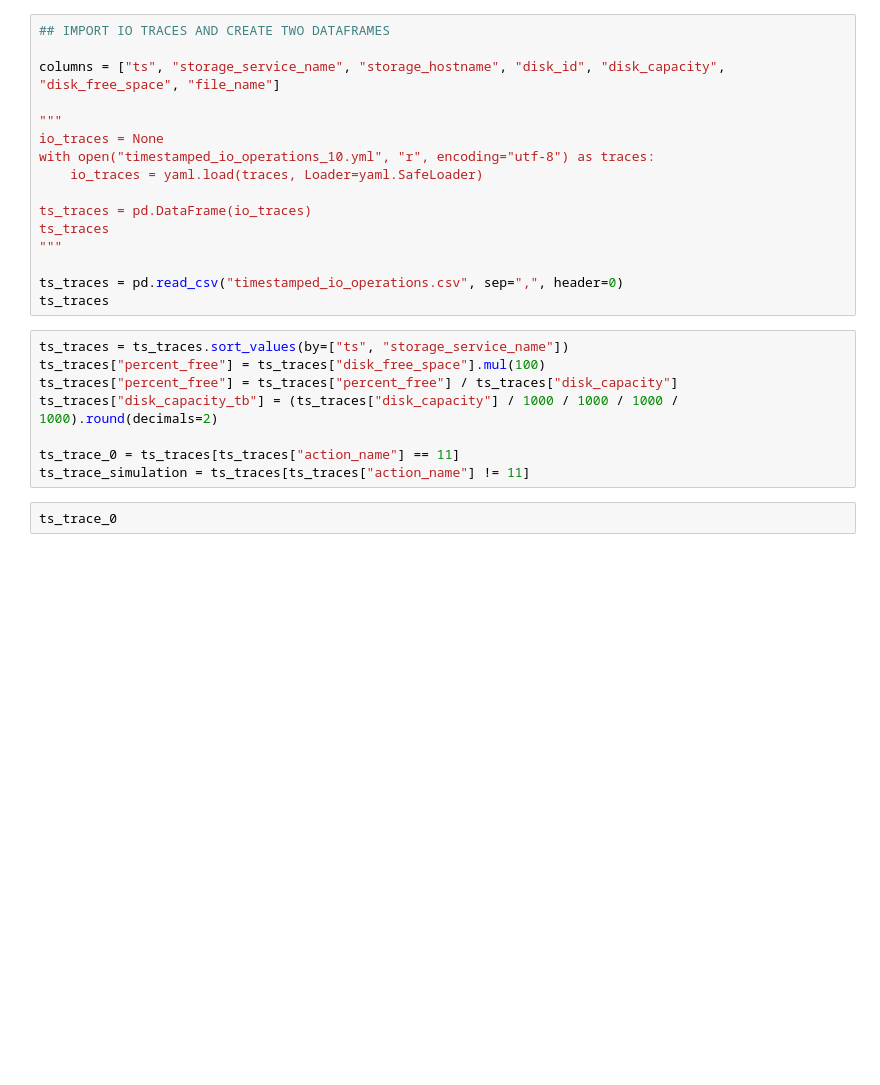
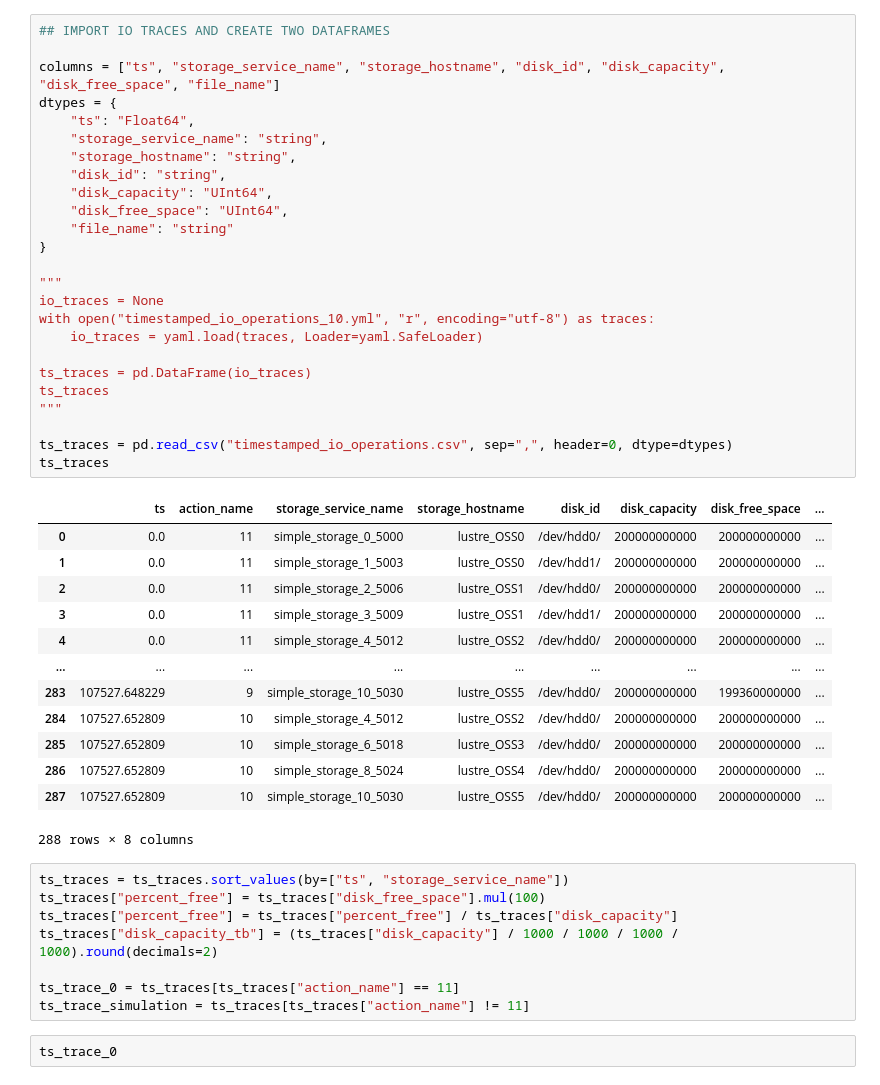
Before and after one commit to fives-simulator/fives, a Jupyter notebook: bokeh_server/TreeMap.ipynb, the cells around one changed output. Cells and saved outputs as stored; diff of their text form; blank space fills up the shorter version.

```diff
--- a/bokeh_server/TreeMap.ipynb
+++ b/bokeh_server/TreeMap.ipynb
@@ -24,19 +27,42 @@ output_notebook()
 # %%
 ## IMPORT IO TRACES AND CREATE TWO DATAFRAMES
 
 columns = ["ts", "storage_service_name", "storage_hostname", "disk_id", "disk_capacity", "disk_free_space", "file_name"]
+dtypes = {
+    "ts": "Float64",
+    "storage_service_name": "string",
+    "storage_hostname": "string",
+    "disk_id": "string",
+    "disk_capacity": "UInt64",
+    "disk_free_space": "UInt64",
+    "file_name": "string"
+}
 
 """
 io_traces = None
 with open("timestamped_io_operations_10.yml", "r", encoding="utf-8") as traces:
     io_traces = yaml.load(traces, Loader=yaml.SafeLoader)
 
 ts_traces = pd.DataFrame(io_traces)
 ts_traces
 """
 
-ts_traces = pd.read_csv("timestamped_io_operations.csv", sep=",", header=0)
+ts_traces = pd.read_csv("timestamped_io_operations.csv", sep=",", header=0, dtype=dtypes)
 ts_traces
+# %% [output]
+|  | ts | action_name | storage_service_name | storage_hostname | disk_id | disk_capacity | disk_free_space | ... |
+| 0 | 0.0 | 11 | simple_storage_0_5000 | lustre_OSS0 | /dev/hdd0/ | 200000000000 | 200000000000 | ... |
+| 1 | 0.0 | 11 | simple_storage_1_5003 | lustre_OSS0 | /dev/hdd1/ | 200000000000 | 200000000000 | ... |
+| 2 | 0.0 | 11 | simple_storage_2_5006 | lustre_OSS1 | /dev/hdd0/ | 200000000000 | 200000000000 | ... |
+| 3 | 0.0 | 11 | simple_storage_3_5009 | lustre_OSS1 | /dev/hdd1/ | 200000000000 | 200000000000 | ... |
+| 4 | 0.0 | 11 | simple_storage_4_5012 | lustre_OSS2 | /dev/hdd0/ | 200000000000 | 200000000000 | ... |
+| ... | ... | ... | ... | ... | ... | ... | ... | ... |
+| 283 | 107527.648229 | 9 | simple_storage_10_5030 | lustre_OSS5 | /dev/hdd0/ | 200000000000 | 199360000000 | ... |
+| 284 | 107527.652809 | 10 | simple_storage_4_5012 | lustre_OSS2 | /dev/hdd0/ | 200000000000 | 200000000000 | ... |
+| 285 | 107527.652809 | 10 | simple_storage_6_5018 | lustre_OSS3 | /dev/hdd0/ | 200000000000 | 200000000000 | ... |
+| 286 | 107527.652809 | 10 | simple_storage_8_5024 | lustre_OSS4 | /dev/hdd0/ | 200000000000 | 200000000000 | ... |
+| 287 | 107527.652809 | 10 | simple_storage_10_5030 | lustre_OSS5 | /dev/hdd0/ | 200000000000 | 200000000000 | ... |
+288 rows × 8 columns
 # %%
 ts_traces = ts_traces.sort_values(by=["ts", "storage_service_name"])
 ts_traces["percent_free"] = ts_traces["disk_free_space"].mul(100)
```
Also changed, not shown: parts of 6 cells of this notebook, 3 other files.
